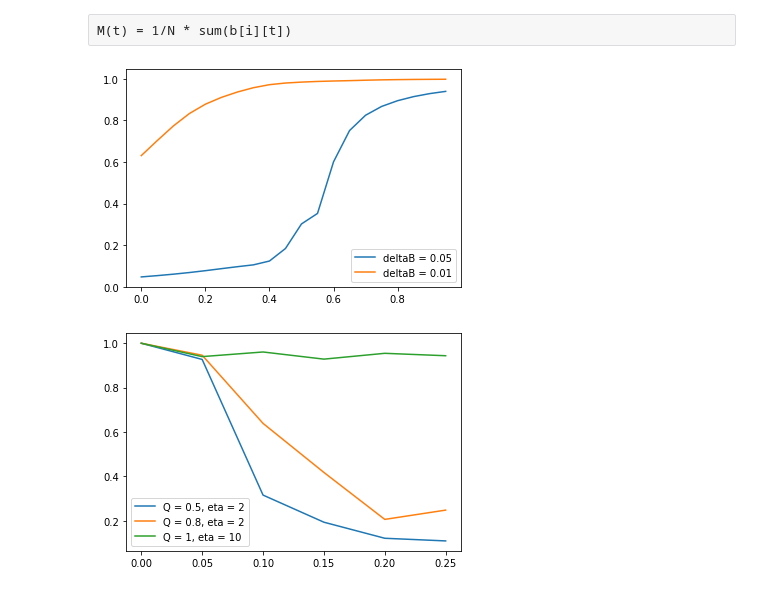
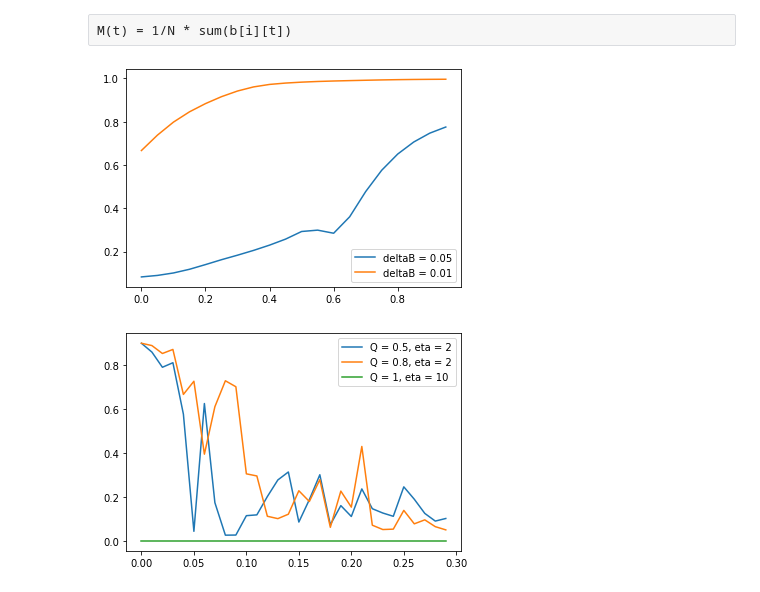
Before and after one commit to Wabognie/BS1_project, a Jupyter notebook: project.ipynb, the cells around one changed output. Drawn from its saved outputs; the diff is of its cells as text; code cells hidden in the pictures.

Commit message:
Adapt the notebook to the chosen values

```diff
--- a/project.ipynb
+++ b/project.ipynb
@@ -259,6 +102,0 @@ for j in range(0, t-1):
-# %%
-### Plot de b
-cellToPlot = [random.randint(0, nCell) for p in range(0, 10)]
-
-for i in cellToPlot:
-    plt.plot(time,b[i])
@@ -310,8 +148,10 @@ def R(t1, t2, b, nCell):
         b_values.append(np.mean(b2i_values) - np.mean(bi2_values)**2)
 
     den = np.mean(b_values)
-
-    return num/den
+    if den > 0:
+        return num/den
+    else:
+        return 0
 # %%
 nCell = 10
 ##constantes
@@ -344,7 +184,7 @@ for deltaB in [0.05, 0.01]:
         Se = np.zeros((nCell, t))
 
         a[:,0] = 0
-        b[:,0] = 0
+        b[:,0] = 50
         c[:,0] = 0
 
         A[:,0] = 0
@@ -357,7 +197,7 @@ for deltaB in [0.05, 0.01]:
         ### Calcul des valeurs
         for j in range(0, t-1):
             for i in range(0, nCell):
-                Se[i, j] = Q * np.mean(S[:, j])
+                #Se[i, j] = Q * np.mean(S[:, j])
 
                 abis = a[i,j] + tau/2 *(-a[i,j]+(alpha/(1+C[i,j]**n)))
                 bbis = b[i,j] + tau/2 *(-b[i,j]+(alpha/(1+A[i,j]**n)))
@@ -379,19 +219,20 @@ for deltaB in [0.05, 0.01]:
 
                 S[i,j+1] = S[i,j]+tau*((-k_s0*Sbis)+(k_s1*Abis)-(eta*(Sbis-Se[i,j])))
 
+                Se[i,j+1] = Q*np.mean(S[:,j])
+
         Q_values.append(Q)
         R_values.append(R(900, 1000, b, nCell))
     plt.plot(Q_values, R_values, label= str("deltaB = " + str(deltaB)))
     plt.legend()
 # %% [output]
-[figure, old version]
+[figure, new version]
 # %%
 for Q, eta in (0.5, 2), (0.8, 2), (1, 10):
     deltaB_values = []
     R_values = []
 
-    for deltaB in np.arange(0, 0.3, 0.05):
-
+    for deltaB in np.arange(0, 0.3, 0.01):
         beta = []
         for i in range(nCell):
             beta.append(random.gauss(1, deltaB))
@@ -407,46 +248,46 @@ for Q, eta in (0.5, 2), (0.8, 2), (1, 10):
 
         S = np.zeros((nCell, t))
         Se = np.zeros((nCell, t))
 
-        a[:,0] = 0
-        b[:,0] = 0
-        c[:,0] = 0
+        a[:,0] = random.randint(0, 100)
+        b[:,0] = random.randint(0, 100)
+        c[:,0] = random.randint(0, 100)
 
-        A[:,0] = 0
-        B[:,0] = 0
-        C[:,0] = 0
+        A[:,0] = random.randint(0, 100)
+        B[:,0] = random.randint(0, 100)
+        C[:,0] = random.randint(0, 100)
 
-        S[:,0] = 0
-        Se[:,0] = 0
+        S[:,0] = random.randint(0, 100)
+        Se[:,0] = random.randint(0, 100)
 
         ### Calcul des valeurs
-        for j in range(0, t-1):
-            for i in range(0, nCell):
-                Se[i, j] = Q * np.mean(S[:, j])
-
+        for j in range(1, t-1):
+            for i in range(1, nCell):
                 abis = a[i,j] + tau/2 *(-a[i,j]+(alpha/(1+C[i,j]**n)))
                 bbis = b[i,j] + tau/2 *(-b[i,j]+(alpha/(1+A[i,j]**n)))
-                cbis = c[i,j] + tau/2 *(-c[i,j]+(alpha/(1+B[i,j]**n))+(kappa*S[i,j]/1+S[i,j]))
+                cbis = c[i,j] + tau/2 *(-c[i,j]+(alpha/(1+B[i,j]**n))+(kappa*S[i,j]/(1+S[i,j])))
 
                 Abis = A[i, j] + tau/2 * (beta[i] * (a[i, j] - A[i, j]))
                 Bbis = B[i, j] + tau/2 * (beta[i] * (b[i, j] - B[i, j]))
                 Cbis = C[i, j] + tau/2 * (beta[i] * (c[i, j] - C[i, j]))
 
                 Sbis = S[i, j] + tau/2 * ((-k_s0 * S[i, j]) + (k_s1 * A[i, j]) - (eta * (S[i, j] - Se[i, j])))
 
                 a[i,j+1] = a[i,j] + tau *(-abis+(alpha/(1+Cbis**n)))
                 b[i,j+1] = b[i,j] + tau *(-bbis+(alpha/(1+Abis**n)))
-                c[i,j+1] = c[i,j] + tau *(-cbis+(alpha/(1+Bbis**n))+(kappa*Sbis/1+Sbis))
+                c[i,j+1] = c[i,j] + tau *(-cbis+(alpha/(1+Bbis**n))+(kappa*Sbis/(1+Sbis)))
 
                 A[i,j+1] = A[i, j]+ tau*(beta[i]*(abis-Abis))
                 B[i,j+1] = B[i, j]+ tau*(beta[i]*(bbis-Bbis))
                 C[i,j+1] = C[i, j]+ tau*(beta[i]*(cbis-Cbis))
 
                 S[i,j+1] = S[i,j]+tau*((-k_s0*Sbis)+(k_s1*Abis)-(eta*(Sbis-Se[i,j])))
 
+                Se[i,j+1] = Q*np.mean(S[:,j])
+
         deltaB_values.append(deltaB)
-        R_values.append(R(t, b, nCell))
+        R_values.append(R(800, 1000, b, nCell))
     plt.plot(deltaB_values, R_values, label = str("Q = " + str(Q) + ", eta = " + str(eta)))
     plt.legend()
 # %% [output]
-[figure, old version]
+[figure, new version]
```
Also changed, not shown: parts of 17 cells of this notebook.
